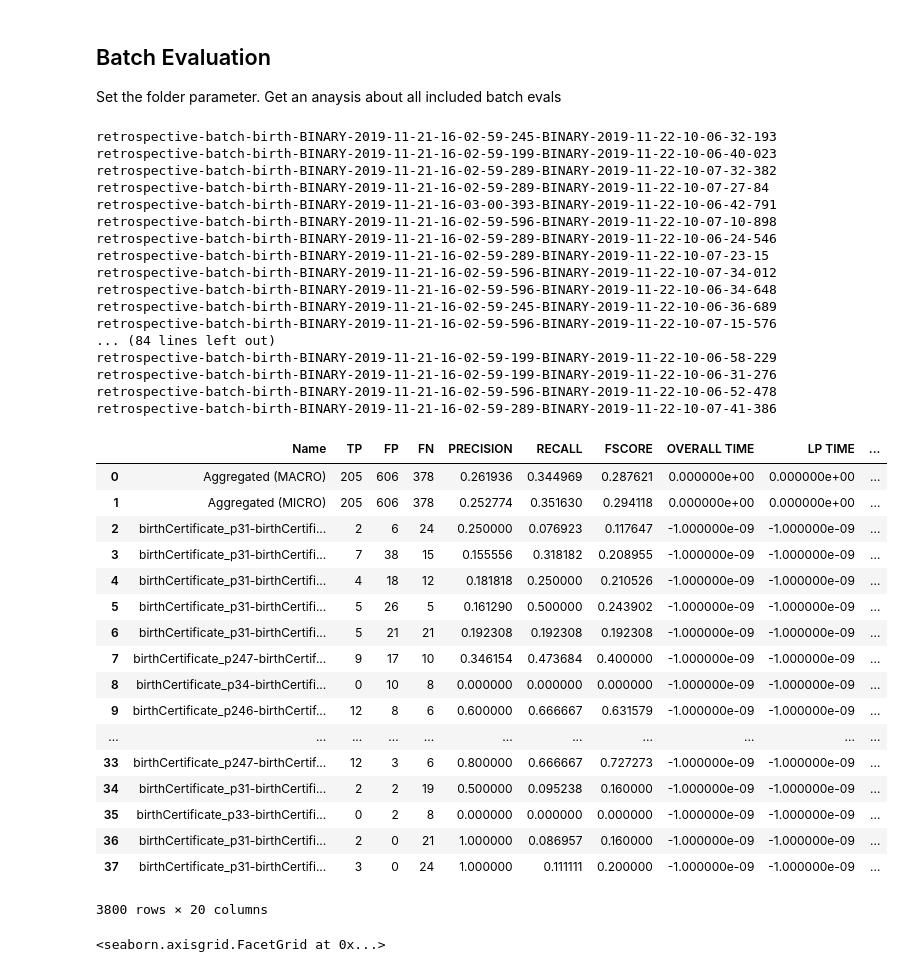
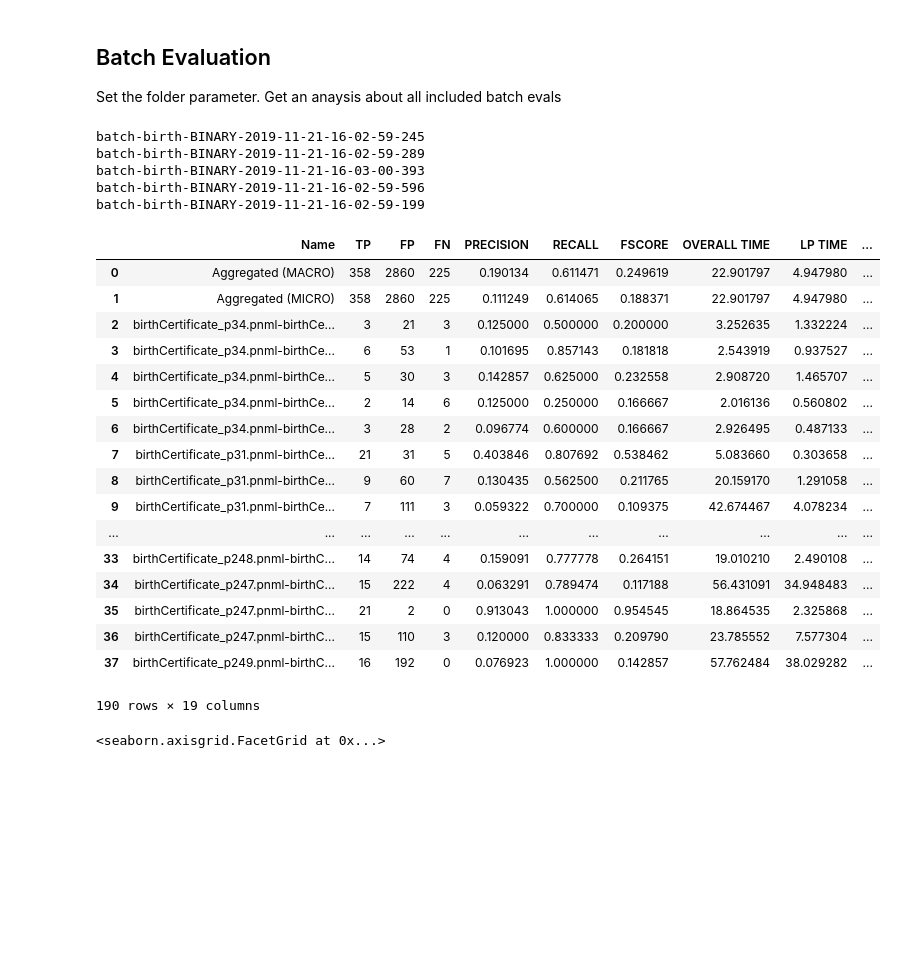
Before and after one commit to julia-kom/bert-ilp-matcher, a Jupyter notebook: src/main/python/Batch Evaluation.ipynb, the cells around one changed output. Cells and saved outputs as stored; diff of their text form; code cells hidden in the pictures; blank space fills up the shorter version.

```diff
--- a/src/main/python/Batch Evaluation.ipynb
+++ b/src/main/python/Batch Evaluation.ipynb
@@ -20,73 +21,61 @@ dfs = []
 #merge all
 for subfolder in dir_list:
     print(subfolder)
-    evalFile = folder +"/" + subfolder +"/aggRetrospectiveResults.eval"
+    evalFile = folder +"/" + subfolder +"/aggResults.eval"
     confFile = folder +"/" + subfolder +"/config.log"
     if os.path.exists(evalFile):
         df = pd.read_csv(evalFile ,encoding="ISO-8859-1", skipinitialspace=True)
         with open(confFile) as json_file:
             conf = json.load(json_file)
 
         df['matcher'] = conf['matcher']['ilp'] + " - " + conf['matcher']['profile'] +" - " + str(conf['matcher']['word-sim']) + " - sim-weight=" + str(conf['matcher']['sim-weight']) + " - match-postprocessing=" + str(conf['matcher']['postprocessing-thresh'])
         df['matcher_wo_weight'] = conf['matcher']['ilp'] + " - " + conf['matcher']['profile'] +" - " + str(conf['matcher']['word-sim']) + " - match-postprocessing=" + str(conf['matcher']['postprocessing-thresh'])
 
         df['complex-matches'] = conf['matcher']['complex matches']
         df['profile'] = conf['matcher']['profile']
         df['ilp'] =  conf['matcher']['ilp']
         df['word-sim'] =  conf['matcher']['word-sim']
         df['sim-weight'] = conf['matcher']['sim-weight']
         df['matcher-postprocessing-threshold'] = conf['matcher']['postprocessing-thresh']
         df['eval-postprocessing-threshold'] = conf['evaluation']['postprocessing-thresh']
 
         df.set_index(['Name','matcher'])
         dfs.append(df)
 
 df_combined = pd.concat(dfs)
 
 #convert time
 df_combined['OVERALL TIME'] = df_combined['OVERALL TIME'].map(lambda x: x / 1000000000.)
 df_combined['BP TIME'] = df_combined['BP TIME'].map(lambda x: x / 1000000000.)
 df_combined['LABEL-SIM TIME'] = df_combined['LABEL-SIM TIME'].map(lambda x: x / 1000000000.)
 df_combined['LP TIME'] = df_combined['LP TIME'].map(lambda x: x / 1000000000.)
 
 
 df_combined
 # %% [output]
-retrospective-batch-birth-BINARY-2019-11-21-16-02-59-245-BINARY-2019-11-22-10-06-32-193
-retrospective-batch-birth-BINARY-2019-11-21-16-02-59-199-BINARY-2019-11-22-10-06-40-023
-retrospective-batch-birth-BINARY-2019-11-21-16-02-59-289-BINARY-2019-11-22-10-07-32-382
-retrospective-batch-birth-BINARY-2019-11-21-16-02-59-289-BINARY-2019-11-22-10-07-27-84
-retrospective-batch-birth-BINARY-2019-11-21-16-03-00-393-BINARY-2019-11-22-10-06-42-791
-retrospective-batch-birth-BINARY-2019-11-21-16-02-59-596-BINARY-2019-11-22-10-07-10-898
-retrospective-batch-birth-BINARY-2019-11-21-16-02-59-289-BINARY-2019-11-22-10-06-24-546
-retrospective-batch-birth-BINARY-2019-11-21-16-02-59-289-BINARY-2019-11-22-10-07-23-15
-retrospective-batch-birth-BINARY-2019-11-21-16-02-59-596-BINARY-2019-11-22-10-07-34-012
-retrospective-batch-birth-BINARY-2019-11-21-16-02-59-596-BINARY-2019-11-22-10-06-34-648
-retrospective-batch-birth-BINARY-2019-11-21-16-02-59-245-BINARY-2019-11-22-10-06-36-689
-retrospective-batch-birth-BINARY-2019-11-21-16-02-59-596-BINARY-2019-11-22-10-07-15-576
-... (84 lines left out)
-retrospective-batch-birth-BINARY-2019-11-21-16-02-59-199-BINARY-2019-11-22-10-06-58-229
-retrospective-batch-birth-BINARY-2019-11-21-16-02-59-199-BINARY-2019-11-22-10-06-31-276
-retrospective-batch-birth-BINARY-2019-11-21-16-02-59-596-BINARY-2019-11-22-10-06-52-478
-retrospective-batch-birth-BINARY-2019-11-21-16-02-59-289-BINARY-2019-11-22-10-07-41-386
+batch-birth-BINARY-2019-11-21-16-02-59-245
+batch-birth-BINARY-2019-11-21-16-02-59-289
+batch-birth-BINARY-2019-11-21-16-03-00-393
+batch-birth-BINARY-2019-11-21-16-02-59-596
+batch-birth-BINARY-2019-11-21-16-02-59-199
 |  | Name | TP | FP | FN | PRECISION | RECALL | FSCORE | OVERALL TIME | LP TIME | ... |
-| 0 | Aggregated (MACRO) | 205 | 606 | 378 | 0.261936 | 0.344969 | 0.287621 | 0.000000e+00 | 0.000000e+00 | ... |
-| 1 | Aggregated (MICRO) | 205 | 606 | 378 | 0.252774 | 0.351630 | 0.294118 | 0.000000e+00 | 0.000000e+00 | ... |
-| 2 | birthCertificate_p31-birthCertifi... | 2 | 6 | 24 | 0.250000 | 0.076923 | 0.117647 | -1.000000e-09 | -1.000000e-09 | ... |
-| 3 | birthCertificate_p31-birthCertifi... | 7 | 38 | 15 | 0.155556 | 0.318182 | 0.208955 | -1.000000e-09 | -1.000000e-09 | ... |
-| 4 | birthCertificate_p31-birthCertifi... | 4 | 18 | 12 | 0.181818 | 0.250000 | 0.210526 | -1.000000e-09 | -1.000000e-09 | ... |
-| 5 | birthCertificate_p31-birthCertifi... | 5 | 26 | 5 | 0.161290 | 0.500000 | 0.243902 | -1.000000e-09 | -1.000000e-09 | ... |
-| 6 | birthCertificate_p31-birthCertifi... | 5 | 21 | 21 | 0.192308 | 0.192308 | 0.192308 | -1.000000e-09 | -1.000000e-09 | ... |
-| 7 | birthCertificate_p247-birthCertif... | 9 | 17 | 10 | 0.346154 | 0.473684 | 0.400000 | -1.000000e-09 | -1.000000e-09 | ... |
-| 8 | birthCertificate_p34-birthCertifi... | 0 | 10 | 8 | 0.000000 | 0.000000 | 0.000000 | -1.000000e-09 | -1.000000e-09 | ... |
-| 9 | birthCertificate_p246-birthCertif... | 12 | 8 | 6 | 0.600000 | 0.666667 | 0.631579 | -1.000000e-09 | -1.000000e-09 | ... |
+| 0 | Aggregated (MACRO) | 358 | 2860 | 225 | 0.190134 | 0.611471 | 0.249619 | 22.901797 | 4.947980 | ... |
+| 1 | Aggregated (MICRO) | 358 | 2860 | 225 | 0.111249 | 0.614065 | 0.188371 | 22.901797 | 4.947980 | ... |
+| 2 | birthCertificate_p34.pnml-birthCe... | 3 | 21 | 3 | 0.125000 | 0.500000 | 0.200000 | 3.252635 | 1.332224 | ... |
+| 3 | birthCertificate_p34.pnml-birthCe... | 6 | 53 | 1 | 0.101695 | 0.857143 | 0.181818 | 2.543919 | 0.937527 | ... |
+| 4 | birthCertificate_p34.pnml-birthCe... | 5 | 30 | 3 | 0.142857 | 0.625000 | 0.232558 | 2.908720 | 1.465707 | ... |
+| 5 | birthCertificate_p34.pnml-birthCe... | 2 | 14 | 6 | 0.125000 | 0.250000 | 0.166667 | 2.016136 | 0.560802 | ... |
+| 6 | birthCertificate_p34.pnml-birthCe... | 3 | 28 | 2 | 0.096774 | 0.600000 | 0.166667 | 2.926495 | 0.487133 | ... |
+| 7 | birthCertificate_p31.pnml-birthCe... | 21 | 31 | 5 | 0.403846 | 0.807692 | 0.538462 | 5.083660 | 0.303658 | ... |
+| 8 | birthCertificate_p31.pnml-birthCe... | 9 | 60 | 7 | 0.130435 | 0.562500 | 0.211765 | 20.159170 | 1.291058 | ... |
+| 9 | birthCertificate_p31.pnml-birthCe... | 7 | 111 | 3 | 0.059322 | 0.700000 | 0.109375 | 42.674467 | 4.078234 | ... |
 | ... | ... | ... | ... | ... | ... | ... | ... | ... | ... | ... |
-| 33 | birthCertificate_p247-birthCertif... | 12 | 3 | 6 | 0.800000 | 0.666667 | 0.727273 | -1.000000e-09 | -1.000000e-09 | ... |
-| 34 | birthCertificate_p31-birthCertifi... | 2 | 2 | 19 | 0.500000 | 0.095238 | 0.160000 | -1.000000e-09 | -1.000000e-09 | ... |
-| 35 | birthCertificate_p33-birthCertifi... | 0 | 2 | 8 | 0.000000 | 0.000000 | 0.000000 | -1.000000e-09 | -1.000000e-09 | ... |
-| 36 | birthCertificate_p31-birthCertifi... | 2 | 0 | 21 | 1.000000 | 0.086957 | 0.160000 | -1.000000e-09 | -1.000000e-09 | ... |
-| 37 | birthCertificate_p31-birthCertifi... | 3 | 0 | 24 | 1.000000 | 0.111111 | 0.200000 | -1.000000e-09 | -1.000000e-09 | ... |
+| 33 | birthCertificate_p248.pnml-birthC... | 14 | 74 | 4 | 0.159091 | 0.777778 | 0.264151 | 19.010210 | 2.490108 | ... |
+| 34 | birthCertificate_p247.pnml-birthC... | 15 | 222 | 4 | 0.063291 | 0.789474 | 0.117188 | 56.431091 | 34.948483 | ... |
+| 35 | birthCertificate_p247.pnml-birthC... | 21 | 2 | 0 | 0.913043 | 1.000000 | 0.954545 | 18.864535 | 2.325868 | ... |
+| 36 | birthCertificate_p247.pnml-birthC... | 15 | 110 | 3 | 0.120000 | 0.833333 | 0.209790 | 23.785552 | 7.577304 | ... |
+| 37 | birthCertificate_p249.pnml-birthC... | 16 | 192 | 0 | 0.076923 | 1.000000 | 0.142857 | 57.762484 | 38.029282 | ... |
-3800 rows × 20 columns
+190 rows × 19 columns
 # %%
 #BASIC VISUALIZATION
 
```
Also changed, not shown: parts of 2 cells of this notebook.
